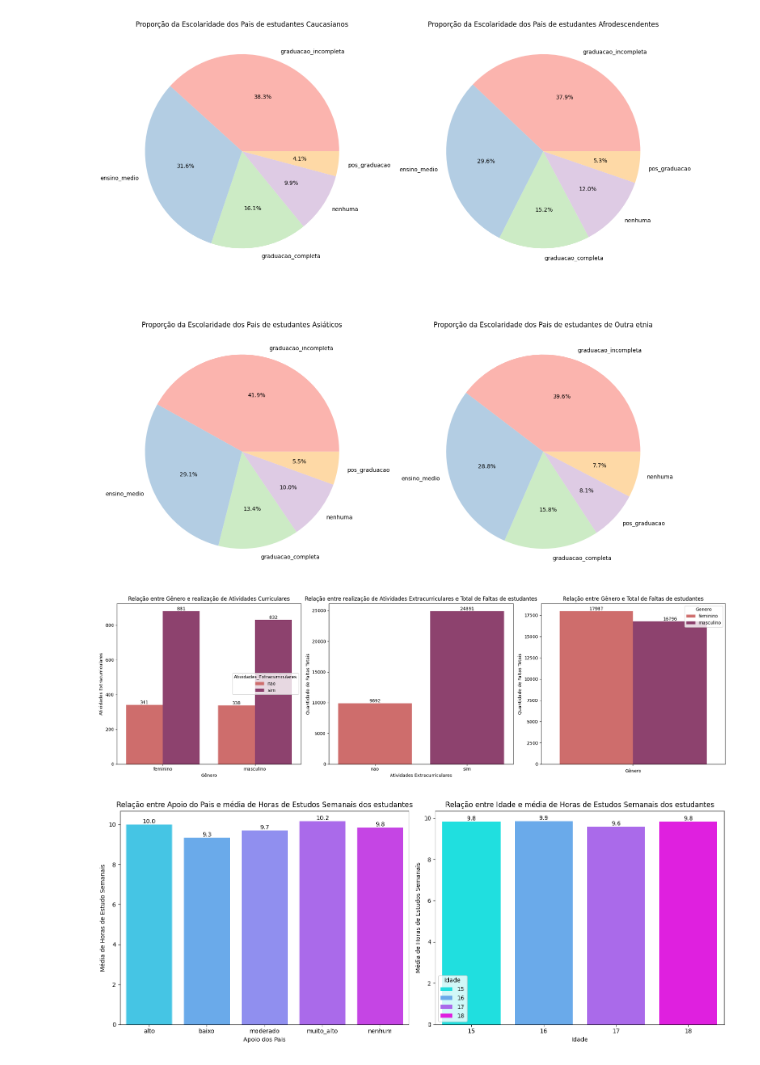
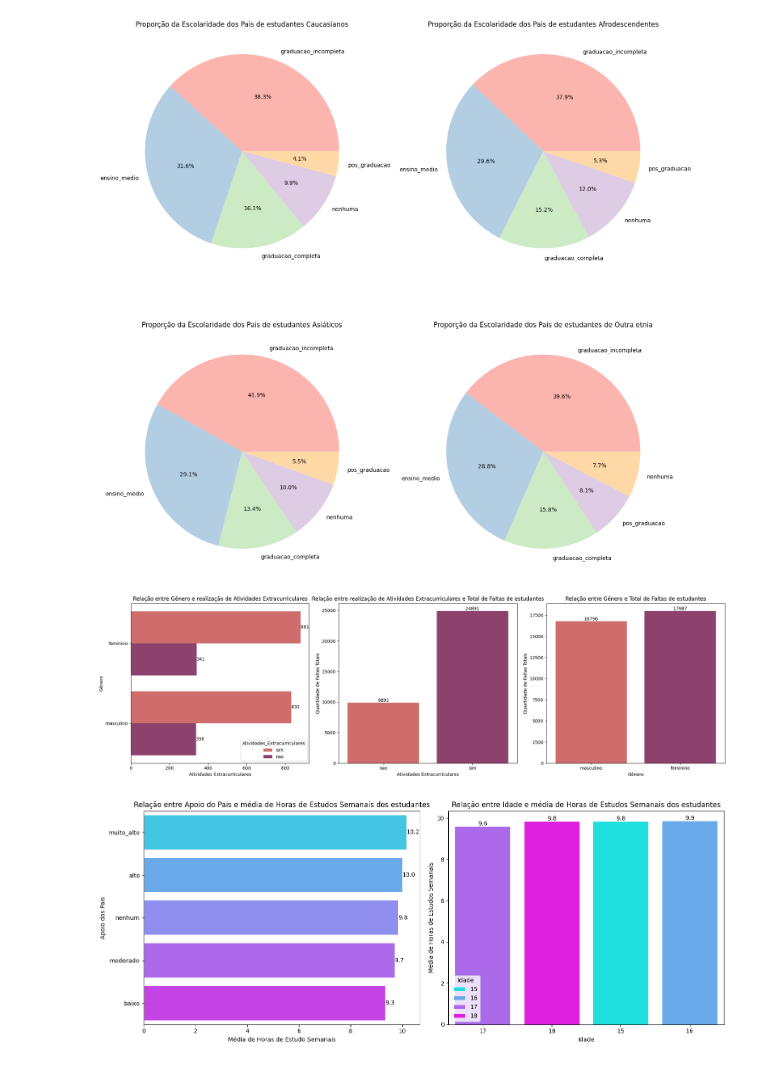
Before and after one commit to anavidev/dados-educacionais, a Jupyter notebook: notebook/analise_dados_educacionais.ipynb, the cells around one changed output. Drawn from its saved outputs; the diff is of its cells as text; code cells hidden in the pictures.

```diff
--- a/notebook/analise_dados_educacionais.ipynb
+++ b/notebook/analise_dados_educacionais.ipynb
@@ -412,37 +412,35 @@ dt.describe()
 | max | 3392.0 | 18.0 | 20.0 | 29.0 | 4.0 |
 # %%
 # quantidade de estudantes participantes da pesquisa por genero, idade e etnia
-contagem_genero = dt['Genero'].value_counts()
-contagem_idade = dt['Idade'].value_counts()
+contagem_genero = dt['Genero'].value_counts().sort_values(ascending=True)
+contagem_idade = dt['Idade'].value_counts().sort_values(ascending=True)
 contagem_etnia = dt['Etnia'].value_counts()
 
 plt.figure(figsize=(15, 5))
 
 # grafico 1
-plt.subplot(1, 3, 1)
+plt.subplot(1,3,1)
 plt.title("Estudantes por Gênero")
-grafico = sns.barplot(hue = contagem_genero.index, y = contagem_genero.values, palette = 'Set1')
+grafico = sns.barplot(x = contagem_genero.index, y = contagem_genero.values, hue = contagem_genero.index, palette = 'Set1')
 for valor in grafico.containers:
     grafico.bar_label(valor, fmt='%d', label_type='edge')
 plt.xlabel('Gênero')
 plt.ylabel('Contagem')
-plt.tight_layout()
 
 # grafico 2
-plt.subplot(1, 3, 2)
+plt.subplot(1,3,2)
 plt.title("Estudantes por Idade")
-grafico = sns.barplot(hue = contagem_idade.index, y = contagem_idade.values, palette = 'Set2')
+grafico = sns.barplot(x = contagem_idade.index, y = contagem_idade.values, hue = contagem_idade.index, palette = 'Set2', order=contagem_idade.index)
 for valor in grafico.containers:
     grafico.bar_label(valor, fmt='%d', label_type='edge')
 plt.xlabel('Idade')
 plt.ylabel('Contagem')
-plt.tight_layout()
 
 # grafico 3
-plt.subplot(1, 3, 3)
+plt.subplot(1,3,3)
 plt.title("Estudantes por Etnia")
 plt.pie(contagem_etnia, labels = contagem_etnia.index, autopct="%1.1f%%", colors = sns.color_palette('Set3'))
+
 plt.tight_layout()
-
 plt.show()
 # %% [output]
@@ -488,23 +486,25 @@ plt.show()
 # %%
 # genero x atividades curriculares
 genero_por_atividades = dt.groupby(['Genero','Atividades_Extracurriculares']).size().reset_index(name = 'Contagem')
+genero_por_atividades = genero_por_atividades.sort_values(by='Contagem', ascending=False)
 
 plt.figure(figsize=(20,6))
 
 plt.subplot(1,3,1)
-plt.title("Relação entre Gênero e realização de Atividades Curriculares")
-grafico = sns.barplot(data = genero_por_atividades, x = 'Genero', y = 'Contagem', hue = 'Atividades_Extracurriculares', palette='flare')
+plt.title("Relação entre Gênero e realização de Atividades Extracurriculares")
+grafico = sns.barplot(data = genero_por_atividades, y = 'Genero', x = 'Contagem', hue = 'Atividades_Extracurriculares', palette='flare')
 for valor in grafico.containers:
     grafico.bar_label(valor, fmt='%d', label_type='edge')
-plt.xlabel("Gênero")
-plt.ylabel("Atividades Extracurriculares")
+plt.xlabel("Atividades Extracurriculares")
+plt.ylabel("Gênero")
 
 # atividades extracurriculares x quantidade de faltas
 atividades_por_faltas = dt.groupby('Atividades_Extracurriculares')['Faltas'].sum().reset_index(name='Total_Faltas')
+atividades_por_faltas = atividades_por_faltas.sort_values(by='Total_Faltas', ascending=True)
 
 plt.subplot(1,3,2)
 plt.title("Relação entre realização de Atividades Extracurriculares e Total de Faltas de estudantes")
-grafico = sns.barplot(data = atividades_por_faltas, x = 'Atividades_Extracurriculares', y = 'Total_Faltas', hue = 'Atividades_Extracurriculares', palette='flare')
+grafico = sns.barplot(data = atividades_por_faltas, x = 'Atividades_Extracurriculares', y = 'Total_Faltas', hue = 'Atividades_Extracurriculares',palette='flare')
 for valor in grafico.containers:
     grafico.bar_label(valor, fmt='%d', label_type='edge')
 plt.xlabel("Atividades Extracurriculares")
@@ -512,10 +512,11 @@ plt.ylabel("Quantidade de Faltas Totais")
 
 # genero x faltas
 genero_por_faltas = dt.groupby('Genero')['Faltas'].sum().reset_index(name = 'Total_Faltas')
+genero_por_faltas = genero_por_faltas.sort_values(by='Total_Faltas', ascending=True)
 
 plt.subplot(1,3,3)
 plt.title("Relação entre Gênero e Total de Faltas de estudantes")
-grafico = sns.barplot(data = genero_por_faltas, hue = 'Genero', y = 'Total_Faltas', palette='flare')
+grafico = sns.barplot(data = genero_por_faltas, x = 'Genero', y = 'Total_Faltas', hue = 'Genero', palette='flare')
 for valor in grafico.containers:
     grafico.bar_label(valor, fmt='%d', label_type='edge')
 plt.xlabel("Gênero")
@@ -524,37 +525,39 @@ plt.ylabel("Quantidade de Faltas Totais")
 plt.tight_layout()
 plt.show()
 # %% [output]
-[figure, old version]
+[figure, new version]
 # %%
 # apoio dos pais x horas de estudo
 
 plt.figure(figsize=(15,6))
 
 apoio_por_horas_estudo = dt.groupby('Apoio_Pais')['Horas_Estudo'].mean().reset_index(name = 'Media_Horas')
+apoio_por_horas_estudo = apoio_por_horas_estudo.sort_values(by='Media_Horas', ascending=False)
 
 plt.subplot(1,2,1)
 plt.title("Relação entre Apoio do Pais e média de Horas de Estudos Semanais dos estudantes")
-grafico = sns.barplot(data = apoio_por_horas_estudo, x = 'Apoio_Pais', y = 'Media_Horas', hue = 'Apoio_Pais', palette='cool')
+grafico = sns.barplot(data = apoio_por_horas_estudo, y = 'Apoio_Pais', x = 'Media_Horas', hue = 'Apoio_Pais', palette='cool')
 for valor in grafico.containers:
     grafico.bar_label(valor, fmt='%.1f', label_type='edge')
-plt.xlabel("Apoio dos Pais")
-plt.ylabel("Média de Horas de Estudo Semanais")
+plt.xlabel("Média de Horas de Estudo Semanais")
+plt.ylabel("Apoio dos Pais")
 
 # idade x horas de estudo
-idade_por_horas_estudo = dt.groupby('Idade')['Horas_Estudo'].mean().reset_index(name = 'Media_Horas')
+idade_por_horas_estudo = dt.groupby('Idade')['Horas_Estudo'].mean().reset_index(name='Media_Horas')
+idade_por_horas_estudo = idade_por_horas_estudo.sort_values(by='Media_Horas', ascending=True)
 
 plt.subplot(1,2,2)
 plt.title("Relação entre Idade e média de Horas de Estudos Semanais dos estudantes")
-grafico = sns.barplot(data = idade_por_horas_estudo, x = 'Idade', y = 'Media_Horas', hue = 'Idade', palette='cool')
+grafico = sns.barplot(data=idade_por_horas_estudo, x='Idade', y='Media_Horas', hue = 'Idade', palette='cool', order=idade_por_horas_estudo['Idade'])
 for valor in grafico.containers:
     grafico.bar_label(valor, fmt='%.1f', label_type='edge')
 plt.xlabel("Idade")
 plt.ylabel("Média de Horas de Estudos Semanais")
 
 plt.tight_layout()
 plt.show()
 # %% [output]
-[figure, old version]
+[figure, new version]
 # %%
 ### identificacao das principais correlacoes ###
 
```
Also changed, not shown: parts of 5 cells of this notebook.
